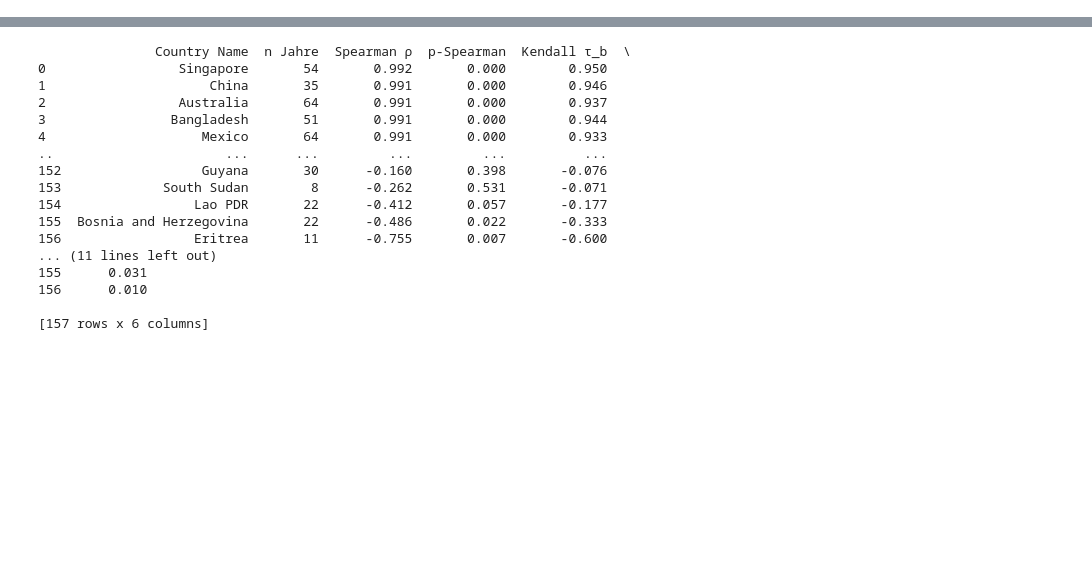
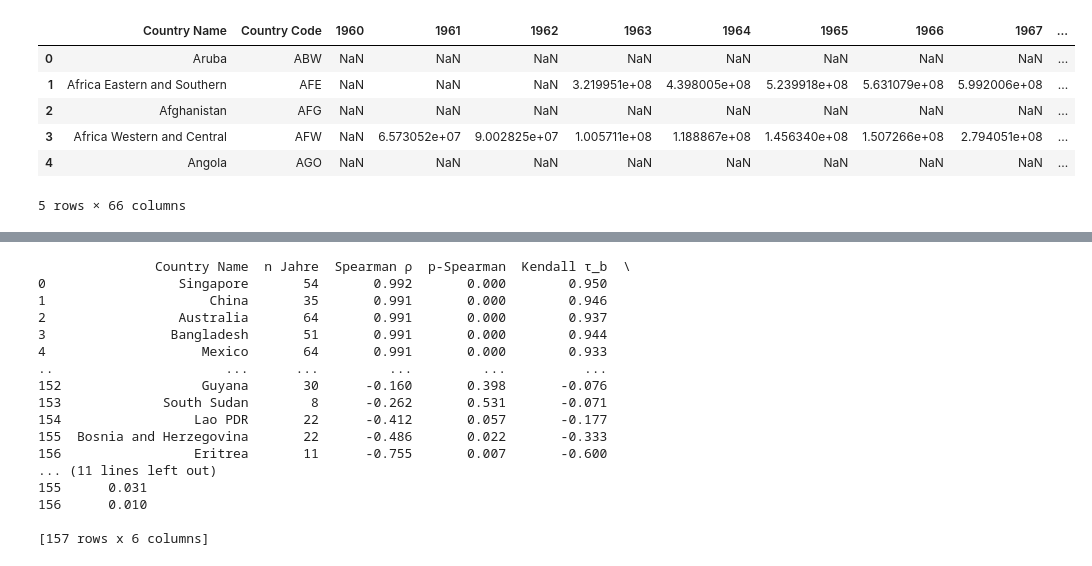
Before and after one commit to lorbke/BDA, a Jupyter notebook: analyse_spearman/analyse_project.ipynb, the cells around one changed output, grey strips where cells are left out. Cells and saved outputs as stored; diff of their text form; code cells hidden in the pictures; blank space fills up the shorter version.

```diff
--- a/analyse_spearman/analyse_project.ipynb
+++ b/analyse_spearman/analyse_project.ipynb
@@ -10,3 +23,12 @@ df_export = df_export.drop(columns=["Indicator Name", "Indicator Code", "2024",
 # %%
 df_military = pd.read_csv("data/military_expanditure.csv", sep=',', skiprows=4)
 df_military = df_military.drop(columns=["Indicator Name", "Indicator Code", "2024", "Unnamed: 69"])
+df_military.head()
+# %% [output]
+|  | Country Name | Country Code | 1960 | 1961 | 1962 | 1963 | 1964 | 1965 | 1966 | 1967 | ... |
+| 0 | Aruba | ABW | NaN | NaN | NaN | NaN | NaN | NaN | NaN | NaN | ... |
+| 1 | Africa Eastern and Southern | AFE | NaN | NaN | NaN | 3.219951e+08 | 4.398005e+08 | 5.239918e+08 | 5.631079e+08 | 5.992006e+08 | ... |
+| 2 | Afghanistan | AFG | NaN | NaN | NaN | NaN | NaN | NaN | NaN | NaN | ... |
+| 3 | Africa Western and Central | AFW | NaN | 6.573052e+07 | 9.002825e+07 | 1.005711e+08 | 1.188867e+08 | 1.456340e+08 | 1.507266e+08 | 2.794051e+08 | ... |
+| 4 | Angola | AGO | NaN | NaN | NaN | NaN | NaN | NaN | NaN | NaN | ... |
+5 rows × 66 columns
```
Also changed, not shown: parts of 36 cells of this notebook, 2 other files.
